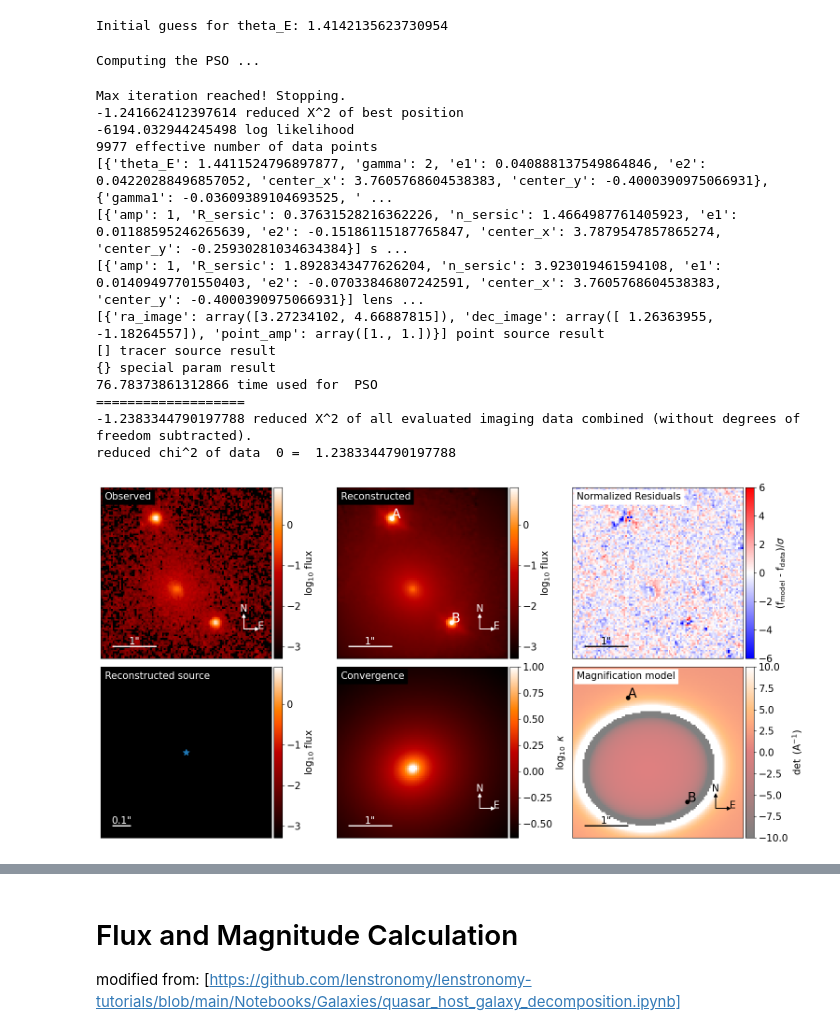
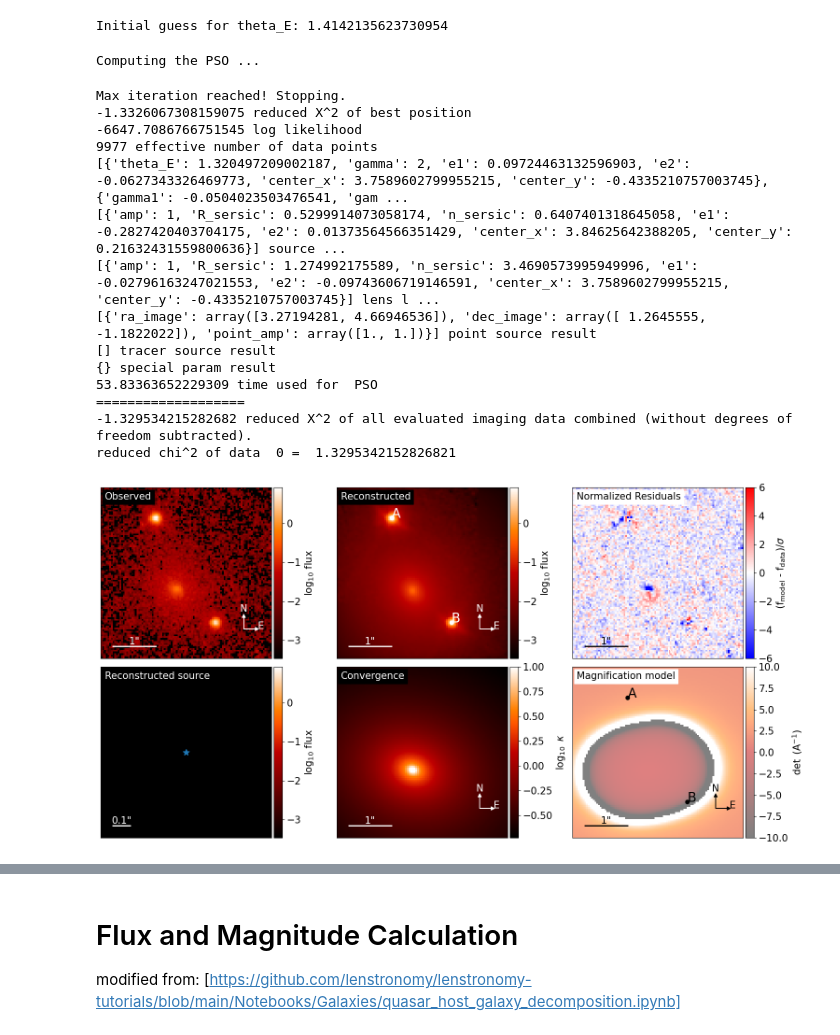
Before and after one commit to brady-ryan/hst_doubles, a Jupyter notebook: cutout_data/J2325-5229/F475X/model_f475x.ipynb, the cells around one changed output, grey strips where cells are left out. Drawn from its saved outputs; the diff is of its cells as text; code cells hidden in the pictures.

```diff
--- a/cutout_data/J2325-5229/F475X/model_f475x.ipynb
+++ b/cutout_data/J2325-5229/F475X/model_f475x.ipynb
@@ -175,7 +175,7 @@ kwargs_ps_init = [{'ra_image': theta_ra, 'dec_image': theta_dec}]
 
 # initial spread in parameter estimation #
 kwargs_lens_sigma = [{'theta_E': 0.2, 'gamma': .5, 'e1': .5, 'e2': .5, 'center_x': 0.1, 'center_y': 0.1},
-                     {'gamma1': -0.3, 'gamma2': -0.3}]
+                     {'gamma1': .1, 'gamma2': .1}]
 kwargs_lens_light_sigma = [{'R_sersic': 1., 'n_sersic': 1., 'e1': 1., 'e2': 1., 'center_x': .1, 'center_y': 0.1}]
 kwargs_source_sigma = [{'R_sersic': 1., 'n_sersic': 1., 'e1': 0.5, 'e2': 0.5, 'center_x': .2, 'center_y': .2}]
 kwargs_ps_sigma = [{'ra_image': [0.02] * 2, 'dec_image': [0.02] * 2}]
@@ -197,43 +197,43 @@ kwargs_upper_ps = [{'ra_image': 10 * np.ones_like(theta_ra), 'dec_image': 10 * n
 
 lens_params = [kwargs_lens_init, kwargs_lens_sigma, [{'gamma': 2}, {'ra_0': 0, 'dec_0': 0}], kwargs_lower_lens, kwargs_upper_lens]
 lens_light_params = [kwargs_lens_light_init, kwargs_lens_light_sigma, [{}], kwargs_lower_lens_light, kwargs_upper_lens_light]
 source_params = [kwargs_source_init, kwargs_source_sigma, [{}], kwargs_lower_source, kwargs_upper_source]
 ps_params = [kwargs_ps_init, kwargs_ps_sigma, [{}], kwargs_lower_ps, kwargs_upper_ps]
 
 kwargs_params = {'lens_model': lens_params,
                  'source_model': source_params,
                 'lens_light_model': lens_light_params,
                 'point_source_model': ps_params}
 
 fitting_seq = FittingSequence(kwargs_data_joint, kwargs_model, kwargs_constraints, kwargs_likelihood, kwargs_params)
 
 
 fitting_kwargs_list = [['PSO', {'sigma_scale': 1., 'n_particles': 100, 'n_iterations': 100}]]
 
 chain_list = fitting_seq.fit_sequence(fitting_kwargs_list)
 kwargs_result = fitting_seq.best_fit()
 multi_band_list = fitting_seq.multi_band_list
 
 modelPlot = ModelPlot(multi_band_list, kwargs_model, kwargs_result, arrow_size=0.02, cmap_string="gist_heat")
 f, axes = modelPlot.plot_main()
 f.show()
 # %% [output]
 Computing the PSO ...
 Max iteration reached! Stopping.
--1.241662412397614 reduced X^2 of best position
--6194.032944245498 log likelihood
+-1.3326067308159075 reduced X^2 of best position
+-6647.7086766751545 log likelihood
 9977 effective number of data points
-[{'theta_E': 1.4411524796897877, 'gamma': 2, 'e1': 0.040888137549864846, 'e2': 0.04220288496857052, 'center_x': 3.7605768604538383, 'center_y': -0.4000390975066931}, {'gamma1': -0.03609389104693525, ' ...
-[{'amp': 1, 'R_sersic': 0.37631528216362226, 'n_sersic': 1.4664987761405923, 'e1': 0.01188595246265639, 'e2': -0.15186115187765847, 'center_x': 3.7879547857865274, 'center_y': -0.25930281034634384}] s ...
-[{'amp': 1, 'R_sersic': 1.8928343477626204, 'n_sersic': 3.923019461594108, 'e1': 0.01409497701550403, 'e2': -0.07033846807242591, 'center_x': 3.7605768604538383, 'center_y': -0.4000390975066931}] lens ...
-[{'ra_image': array([3.27234102, 4.66887815]), 'dec_image': array([ 1.26363955, -1.18264557]), 'point_amp': array([1., 1.])}] point source result
+[{'theta_E': 1.320497209002187, 'gamma': 2, 'e1': 0.09724463132596903, 'e2': -0.0627343326469773, 'center_x': 3.7589602799955215, 'center_y': -0.4335210757003745}, {'gamma1': -0.0504023503476541, 'gam ...
+[{'amp': 1, 'R_sersic': 0.5299914073058174, 'n_sersic': 0.6407401318645058, 'e1': -0.2827420403704175, 'e2': 0.01373564566351429, 'center_x': 3.84625642388205, 'center_y': 0.21632431559800636}] source ...
+[{'amp': 1, 'R_sersic': 1.274992175589, 'n_sersic': 3.4690573995949996, 'e1': -0.02796163247021553, 'e2': -0.09743606719146591, 'center_x': 3.7589602799955215, 'center_y': -0.4335210757003745}] lens l ...
+[{'ra_image': array([3.27194281, 4.66946536]), 'dec_image': array([ 1.2645555, -1.1822022]), 'point_amp': array([1., 1.])}] point source result
 [] tracer source result
 {} special param result
-76.78373861312866 time used for  PSO
+53.83363652229309 time used for  PSO
 ===================
--1.2383344790197788 reduced X^2 of all evaluated imaging data combined (without degrees of freedom subtracted).
-reduced chi^2 of data  0 =  1.2383344790197788
+-1.329534215282682 reduced X^2 of all evaluated imaging data combined (without degrees of freedom subtracted).
+reduced chi^2 of data  0 =  1.3295342152826821
-[figure, old version]
+[figure, new version]
 # %%
 #now we run an iterative PSF reconstruction with the best fit model of the previous run
 method_PSF_iteration = 'stack' #use 'STARRED' to use the STARRED method for PSF reconstruction or 'stack' to use the standard lenstronomy stacking method
```
Also changed, not shown: parts of 8 cells of this notebook, 3 other files.
